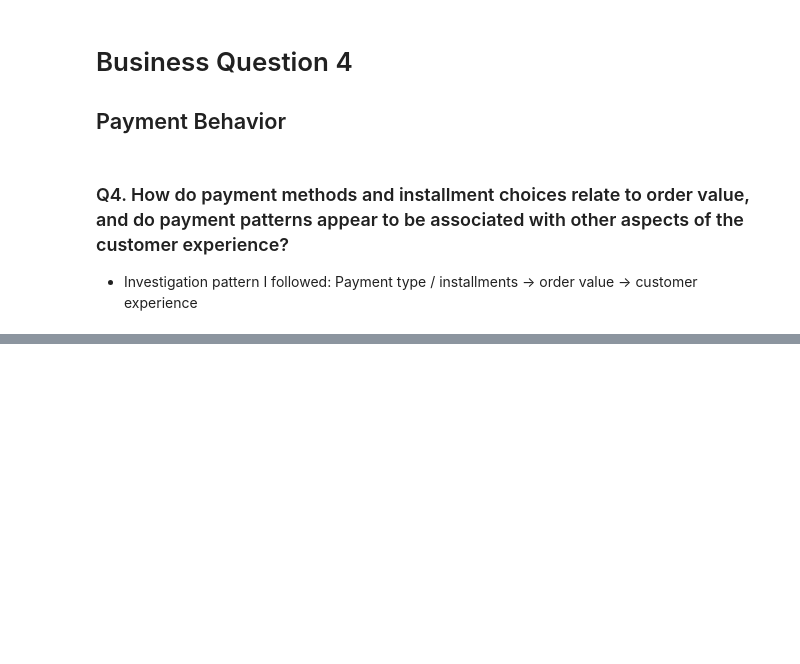
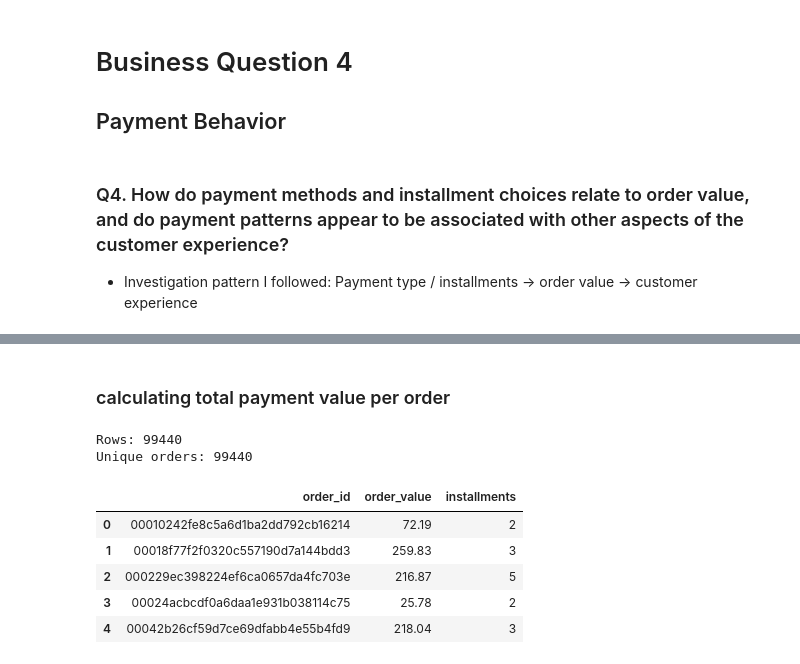
Before and after one commit to VishnuCodes96/olist-marketplace-analysis, a Jupyter notebook: notebooks/Olist_Marketplace_Performance_Customer_Experience_Analysis.ipynb, the cells around one changed output, grey strips where cells are left out. Saved outputs shown, nothing was run; the diff lists cells and outputs as text; code cells hidden in the pictures; blank space fills up the shorter version.

```diff
--- a/notebooks/Olist_Marketplace_Performance_Customer_Experience_Analysis.ipynb
+++ b/notebooks/Olist_Marketplace_Performance_Customer_Experience_Analysis.ipynb
@@ -2139,0 +2222,26 @@ Category-level commercial metrics (item count, revenue and average price) were c
+# %% [markdown]
+### calculating total payment value per order
+# %%
+order_payment_summary = (
+    payments
+    .groupby("order_id")
+    .agg(
+        order_value=("payment_value", "sum"),
+        installments=("payment_installments", "max")
+    )
+    .reset_index()
+)
+
+print("Rows:", len(order_payment_summary))
+print("Unique orders:", order_payment_summary["order_id"].nunique())
+
+order_payment_summary.head()
+# %% [output]
+Rows: 99440
+Unique orders: 99440
+|  | order_id | order_value | installments |
+| 0 | 00010242fe8c5a6d1ba2dd792cb16214 | 72.19 | 2 |
+| 1 | 00018f77f2f0320c557190d7a144bdd3 | 259.83 | 3 |
+| 2 | 000229ec398224ef6ca0657da4fc703e | 216.87 | 5 |
+| 3 | 00024acbcdf0a6daa1e931b038114c75 | 25.78 | 2 |
+| 4 | 00042b26cf59d7ce69dfabb4e55b4fd9 | 218.04 | 3 |
```
Also changed, not shown: parts of 34 cells of this notebook.
